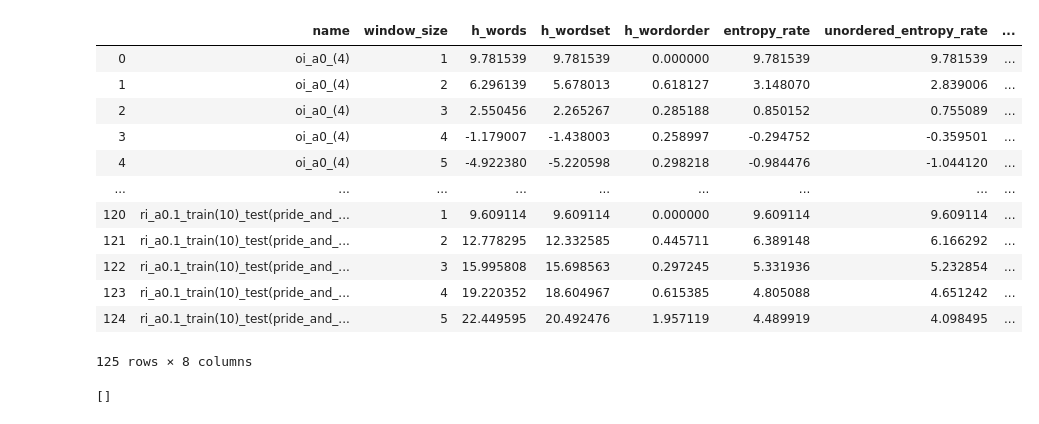
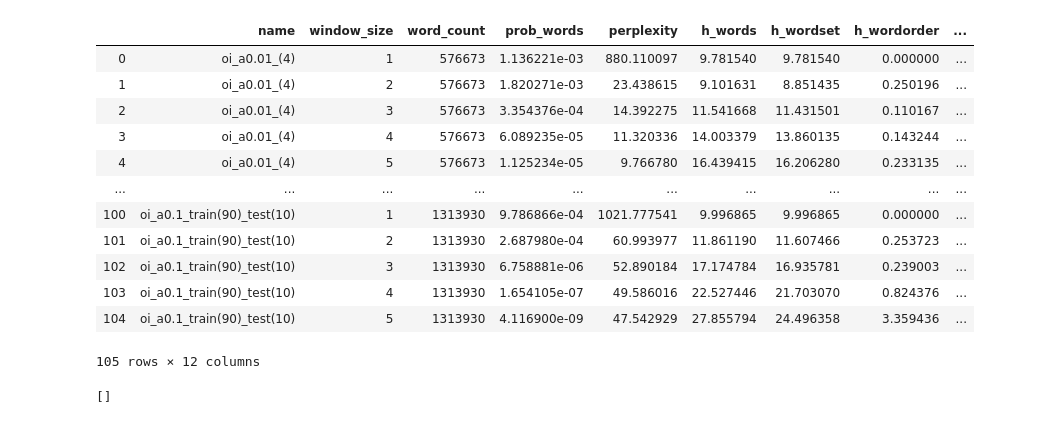
Before and after one commit to savoy1211/lsci199, a Jupyter notebook: lsci199/plot_3grams.ipynb, the cells around one changed output. Drawn from its saved outputs; the diff is of its cells as text; code cells hidden in the pictures.

```diff
--- a/lsci199/plot_3grams.ipynb
+++ b/lsci199/plot_3grams.ipynb
@@ -4,7 +4,7 @@ import numpy as np
 import matplotlib.pyplot as plt
 # %%
 file={
-    "oi_a0_(4)": ["3gram_ordered_inbound_alpha0.0_1to5_mpht"],
+#     "oi_a0_(4)": ["3gram_ordered_inbound_alpha0.0_1to5_mpht"],
     "oi_a0.01_(4)": ["3gram_ordered_inbound_alpha0.01_1to5_mpht"],
     "oi_a0.1_(4)": ["3gram_ordered_inbound_alpha0.1_1to5_mpht"],
     "oi_a0.25_(4)": ["3gram_ordered_inbound_alpha0.25_1to5_mpht"],
@@ -24,56 +24,70 @@ file={
     "ot_ow_i_a0.1_(4)": ["3gram_ordered_text_ordered_window_inbound_alpha0.1_1to5_mpht"],
     "ot_rw_i_a0.01_(4)": ["3gram_ordered_text_random_window_inbound_alpha0.01_1to5_mpht"],
     "ot_rw_i_a0.1_(4)": ["3gram_ordered_text_random_window_inbound_alpha0.1_1to5_mpht"],
 
     "ot_rw_i_a0.1_(40)": ['3gram_ordered_text_random_window_inbound_alpha0.1_1to5_mega_text_40'],
 
     "rt_ow_i_a0.01_(4)": ["3gram_random_text_ordered_window_inbound_alpha0.01_1to5_mpht"],
     "rt_ow_i_a0.1_(4)": ["3gram_random_text_ordered_window_inbound_alpha0.1_1to5_mpht"],
     "rt_rw_i_a0.01_(4)": ["3gram_random_text_random_window_inbound_alpha0.01_1to5_mpht"],
     "rt_rw_i_a0.1_(4)": ["3gram_random_text_random_window_inbound_alpha0.1_1to5_mpht"],
 
     "oi_a0.1_train(90)_test(10)": ['3gram_ordered_inbound_alpha0.1_1to5_train(mega_text_90)_test(mega_text_10)'],
-    "oo_a0.1_train(90)_test(10)": ['3gram_ordered_outbound_alpha0.1_1to5_train(mega_text_90)_test(mega_text_10)'],
-    "ri_a0.1_train(90)_test(10)": ['3gram_random_inbound_alpha0.1_1to5_train(mega_text_90)_test(mega_text_10)'],
+#     "oo_a0.1_train(90)_test(10)": ['3gram_ordered_outbound_alpha0.1_1to5_train(mega_text_90)_test(mega_text_10)'],
+#     "ri_a0.1_train(90)_test(10)": ['3gram_random_inbound_alpha0.1_1to5_train(mega_text_90)_test(mega_text_10)'],
 
 
 
-    "ri_a0.1_train(10)_test(pride_and_prejudice)": ["3gram_random_inbound_alpha0.1_1to5_train(mega_text_10)_pride_and_prejudice"],
+#     "ri_a0.1_train(10)_test(pride_and_prejudice)": ["3gram_random_inbound_alpha0.1_1to5_train(mega_text_10)_pride_and_prejudice"],
 
 
 }
 
-df_all = pd.DataFrame(columns=['name','window_size', 'h_words', 'h_wordset', 'h_wordorder', 'entropy_rate', 'unordered_entropy_rate', 'entropy_rate_difference'])
+df_all = pd.DataFrame(columns=['name','window_size', 'word_count', 'prob_words', 'perplexity','h_words', 'h_wordset', 'h_wordorder', 'entropy_rate', 'unordered_entropy_rate', 'entropy_rate_difference','perplexity'])
 c = 0
 for k,v in file.items():
     df = pd.read_csv(file[k][0])
-    df['window_size'] = [1,2,3,4,5]
-    df['name'] = [k,k,k,k,k]
-    df['h_wordorder'] = df['h_words'] - df['h_wordset']
-    df['entropy_rate'] = df['h_words'] / df['window_size']
-    df['unordered_entropy_rate'] = df['h_wordset'] / df['window_size']
-    df['entropy_rate_difference'] = (df['h_words'] - df['h_wordset']) / df['window_size']
+    if k[len(k)-2:len(k)-1] == str(4):
+        df['word_count'] = pd.Series([576673,576673,576673,576673,576673])
+    elif k[len(k)-3:len(k)-1] == str(10):
+        df['word_count'] = pd.Series([1313930,1313930,1313930,1313930,1313930])
+    elif k[len(k)-3:len(k)-1] == str(50):
+        df['word_count'] = pd.Series([6407228,6407228,6407228,6407228,6407228])
+    else:
+        df['word_count'] = pd.Series([0,0,0,0,0])
+
+    df['prob_words'] = pd.Series(2**(-df['h_words']))
+    df['window_size'] =  pd.Series([1,2,3,4,5])
+    df['name'] = pd.Series([k,k,k,k,k])
+    df['h_wordorder'] = pd.Series(df['h_words'] - df['h_wordset'])
+    df['entropy_rate'] = pd.Series(df['h_words'] / df['window_size'])
+    df['perplexity'] = pd.Series(2**df['entropy_rate'])
+    df['unordered_entropy_rate'] = pd.Series(df['h_wordset'] / df['window_size'])
+    df['entropy_rate_difference'] = pd.Series((df['h_words'] - df['h_wordset']) / df['window_size'])
+#     df['perplexity'] = pd.Series(df['prob_words']**(-1/df['word_count']))
     del df['Unnamed: 0']
     for i in range(5):
         df_all.loc[5*c + i] = df.loc[i]
+#     if c == 0:
+#         print(df)
     c+=1
 
 # df_all[df_all['name'] == ('oi_a0.1')]
 df_all
 # %% [output]
-|  | name | window_size | h_words | h_wordset | h_wordorder | entropy_rate | unordered_entropy_rate | ... |
-| 0 | oi_a0_(4) | 1 | 9.781539 | 9.781539 | 0.000000 | 9.781539 | 9.781539 | ... |
-| 1 | oi_a0_(4) | 2 | 6.296139 | 5.678013 | 0.618127 | 3.148070 | 2.839006 | ... |
-| 2 | oi_a0_(4) | 3 | 2.550456 | 2.265267 | 0.285188 | 0.850152 | 0.755089 | ... |
-| 3 | oi_a0_(4) | 4 | -1.179007 | -1.438003 | 0.258997 | -0.294752 | -0.359501 | ... |
-| 4 | oi_a0_(4) | 5 | -4.922380 | -5.220598 | 0.298218 | -0.984476 | -1.044120 | ... |
-| ... | ... | ... | ... | ... | ... | ... | ... | ... |
-| 120 | ri_a0.1_train(10)_test(pride_and_... | 1 | 9.609114 | 9.609114 | 0.000000 | 9.609114 | 9.609114 | ... |
-| 121 | ri_a0.1_train(10)_test(pride_and_... | 2 | 12.778295 | 12.332585 | 0.445711 | 6.389148 | 6.166292 | ... |
-| 122 | ri_a0.1_train(10)_test(pride_and_... | 3 | 15.995808 | 15.698563 | 0.297245 | 5.331936 | 5.232854 | ... |
-| 123 | ri_a0.1_train(10)_test(pride_and_... | 4 | 19.220352 | 18.604967 | 0.615385 | 4.805088 | 4.651242 | ... |
-| 124 | ri_a0.1_train(10)_test(pride_and_... | 5 | 22.449595 | 20.492476 | 1.957119 | 4.489919 | 4.098495 | ... |
+|  | name | window_size | word_count | prob_words | perplexity | h_words | h_wordset | h_wordorder | ... |
+| 0 | oi_a0.01_(4) | 1 | 576673 | 1.136221e-03 | 880.110097 | 9.781540 | 9.781540 | 0.000000 | ... |
+| 1 | oi_a0.01_(4) | 2 | 576673 | 1.820271e-03 | 23.438615 | 9.101631 | 8.851435 | 0.250196 | ... |
+| 2 | oi_a0.01_(4) | 3 | 576673 | 3.354376e-04 | 14.392275 | 11.541668 | 11.431501 | 0.110167 | ... |
+| 3 | oi_a0.01_(4) | 4 | 576673 | 6.089235e-05 | 11.320336 | 14.003379 | 13.860135 | 0.143244 | ... |
+| 4 | oi_a0.01_(4) | 5 | 576673 | 1.125234e-05 | 9.766780 | 16.439415 | 16.206280 | 0.233135 | ... |
+| ... | ... | ... | ... | ... | ... | ... | ... | ... | ... |
+| 100 | oi_a0.1_train(90)_test(10) | 1 | 1313930 | 9.786866e-04 | 1021.777541 | 9.996865 | 9.996865 | 0.000000 | ... |
+| 101 | oi_a0.1_train(90)_test(10) | 2 | 1313930 | 2.687980e-04 | 60.993977 | 11.861190 | 11.607466 | 0.253723 | ... |
+| 102 | oi_a0.1_train(90)_test(10) | 3 | 1313930 | 6.758881e-06 | 52.890184 | 17.174784 | 16.935781 | 0.239003 | ... |
+| 103 | oi_a0.1_train(90)_test(10) | 4 | 1313930 | 1.654105e-07 | 49.586016 | 22.527446 | 21.703070 | 0.824376 | ... |
+| 104 | oi_a0.1_train(90)_test(10) | 5 | 1313930 | 4.116900e-09 | 47.542929 | 27.855794 | 24.496358 | 3.359436 | ... |
-125 rows × 8 columns
+105 rows × 12 columns
 # %%
 file={
     "oi_a0_(4)",    "ri_a0_(4)",
```
Also changed, not shown: 2 other files.
